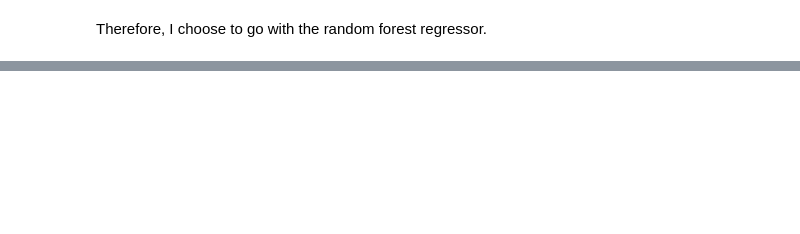
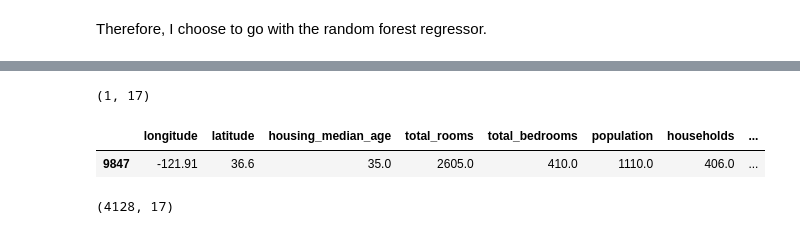
Before and after one commit to sabyasachi-mukherjee/housing, a Jupyter notebook: housing.ipynb, the cells around one changed output, grey strips where cells are left out. Saved outputs shown, nothing was run; the diff lists cells and outputs as text; code cells hidden in the pictures; blank space fills up the shorter version.

```diff
--- a/housing.ipynb
+++ b/housing.ipynb
@@ -705,3 +709,16 @@ array([[-0.44179193, -0.46742848, -1.40391195, -0.96361098, -0.90054772,
+# %%
+z.shape
+# %% [output]
+(1, 17)
+# %%
+X_test.sample(1)
+# %% [output]
+|  | longitude | latitude | housing_median_age | total_rooms | total_bedrooms | population | households | ... |
+| 9847 | -121.91 | 36.6 | 35.0 | 2605.0 | 410.0 | 1110.0 | 406.0 | ... |
+# %%
+X_test_prepared.shape
+# %% [output]
+(4128, 17)
 # %%
 model_dict2['model'].predict(z)
 # %% [output]
```
Also changed, not shown: parts of 13 cells of this notebook, 1 other file.
